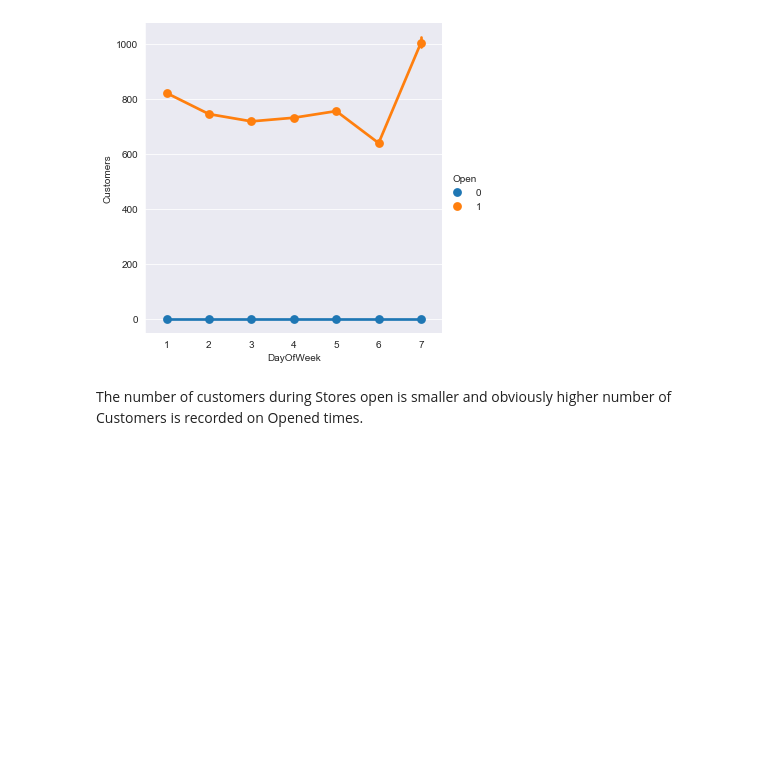
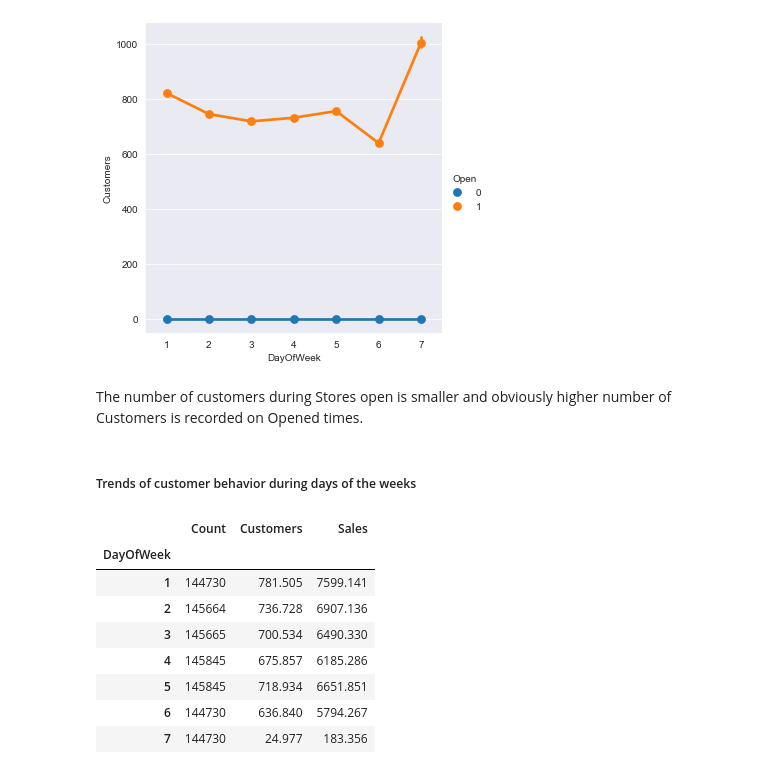
Before and after one commit to bkget/Pharmaceutical-Sales-Prediction, a Jupyter notebook: notebooks/2.EDA.ipynb, the cells around one changed output. Saved outputs shown, nothing was run; the diff lists cells and outputs as text; code cells hidden in the pictures; blank space fills up the shorter version.

Commit message:
Trends of customers during days of the weeks

```diff
--- a/notebooks/2.EDA.ipynb
+++ b/notebooks/2.EDA.ipynb
@@ -460,3 +460,19 @@ sns.factorplot(data = df, x ="DayOfWeek", y = "Customers", hue = 'Open', sharex=
 [figure]
 # %% [markdown]
 The number of customers during Stores open is smaller and obviously higher number of Customers is recorded on Opened times.
+# %% [markdown]
+##### Trends of customer behavior during days of the weeks
+# %%
+weekly_data = df.groupby(['DayOfWeek']).agg({'DayOfWeek': 'count', 'Customers': 'mean', 'Sales': 'mean'})
+weekly_data.columns = ['Count', 'Customers', 'Sales']
+weekly_data
+# %% [output]
+|  | Count | Customers | Sales |
+| DayOfWeek |  |  |  |
+| 1 | 144730 | 781.505 | 7599.141 |
+| 2 | 145664 | 736.728 | 6907.136 |
+| 3 | 145665 | 700.534 | 6490.330 |
+| 4 | 145845 | 675.857 | 6185.286 |
+| 5 | 145845 | 718.934 | 6651.851 |
+| 6 | 144730 | 636.840 | 5794.267 |
+| 7 | 144730 | 24.977 | 183.356 |
```
